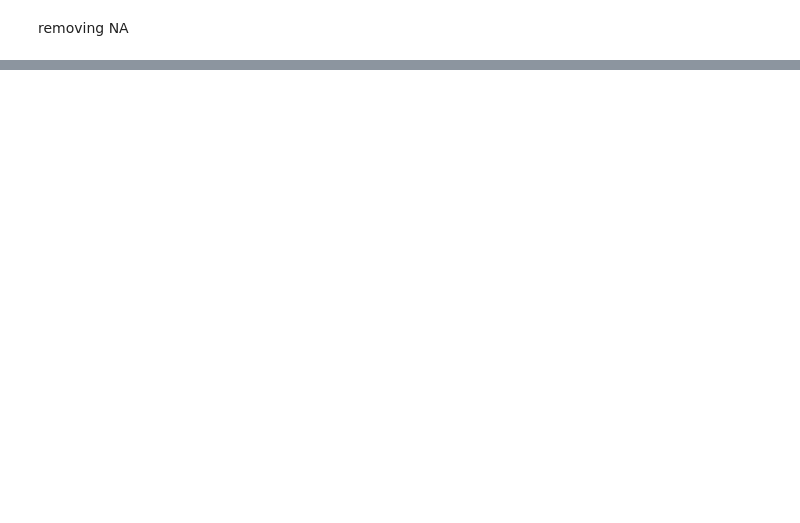
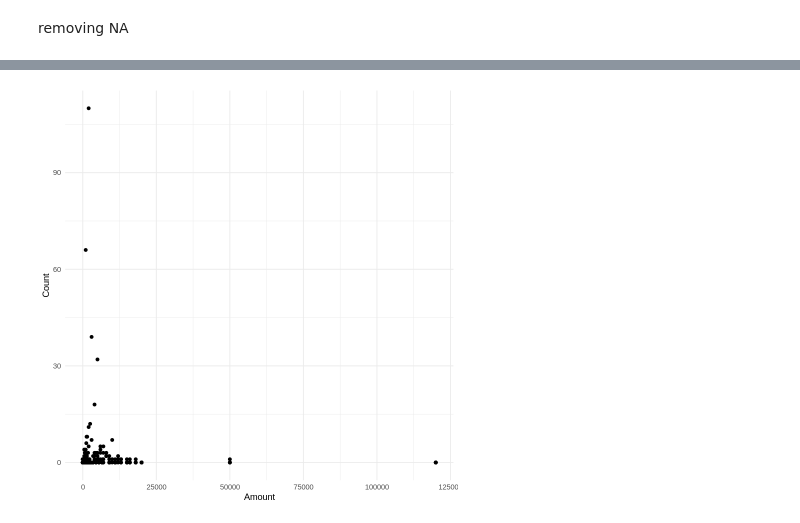
Before and after one commit to patternproject/r.sb.gtm1, a Jupyter notebook: Survey_IT2_RecurringPayment_v1.ipynb, the cells around one changed output, grey strips where cells are left out. Drawn from its saved outputs; the diff is of its cells as text; code cells hidden in the pictures; blank space fills up the shorter version.

```diff
--- a/Survey_IT2_RecurringPayment_v1.ipynb
+++ b/Survey_IT2_RecurringPayment_v1.ipynb
@@ -63,0 +87,5 @@ b + geom_point()+
+# %%
+p1 <- p1 + theme_minimal()
+p1
+# %% [output]
+[figure, added]
```
Also changed, not shown: parts of 32 cells of this notebook.
